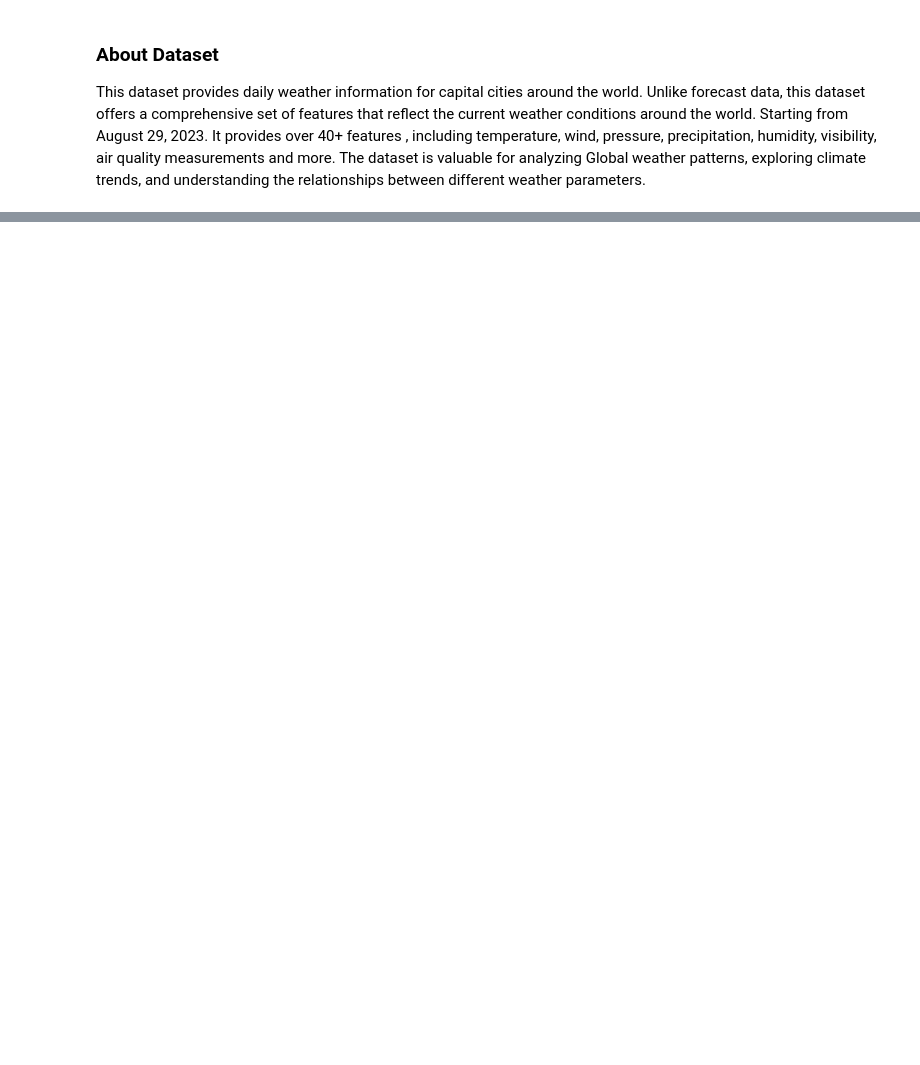
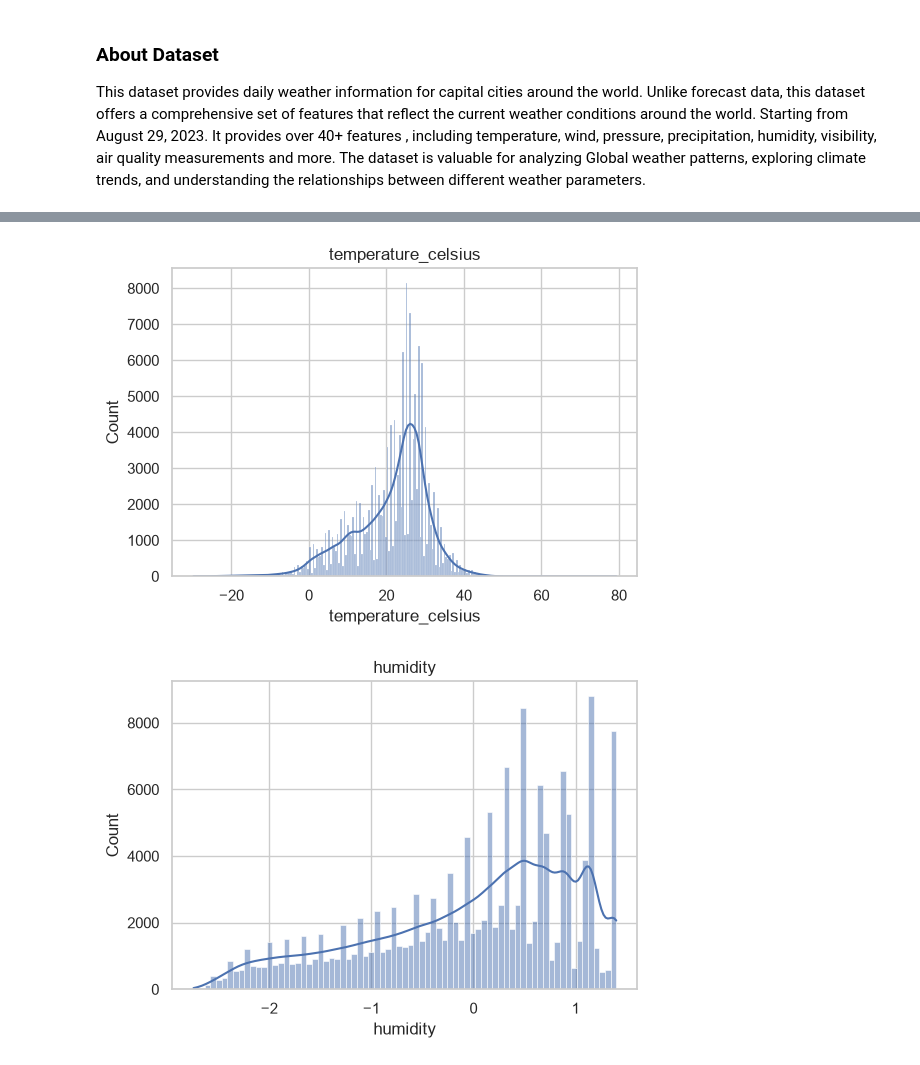
Before and after one commit to Immanuel2004/PM-Accelerator, a Jupyter notebook: DataScience/notebooks/Experiments.ipynb, the cells around one changed output, grey strips where cells are left out. Saved outputs shown, nothing was run; the diff lists cells and outputs as text; code cells hidden in the pictures; blank space fills up the shorter version.

```diff
--- a/DataScience/notebooks/Experiments.ipynb
+++ b/DataScience/notebooks/Experiments.ipynb
@@ -21,0 +89,3 @@ import warnings
+# %%
+df.columns = df.columns.str.strip()
+df.columns
@@ -21,0 +179,18 @@ import warnings
+# %%
+important = [
+    "temperature_celsius",
+    "humidity",
+    "pressure_mb",
+    "wind_kph",
+    "precip_mm",
+    "visibility_km"
+]
+
+for col in important:
+    plt.figure(figsize=(6,4))
+    sns.histplot(df[col], kde=True)
+    plt.title(col)
+    plt.show()
+# %% [output]
+[figure, added]
+[figure, added]
```
Also changed, not shown: parts of 101 cells of this notebook, 13 other files.
